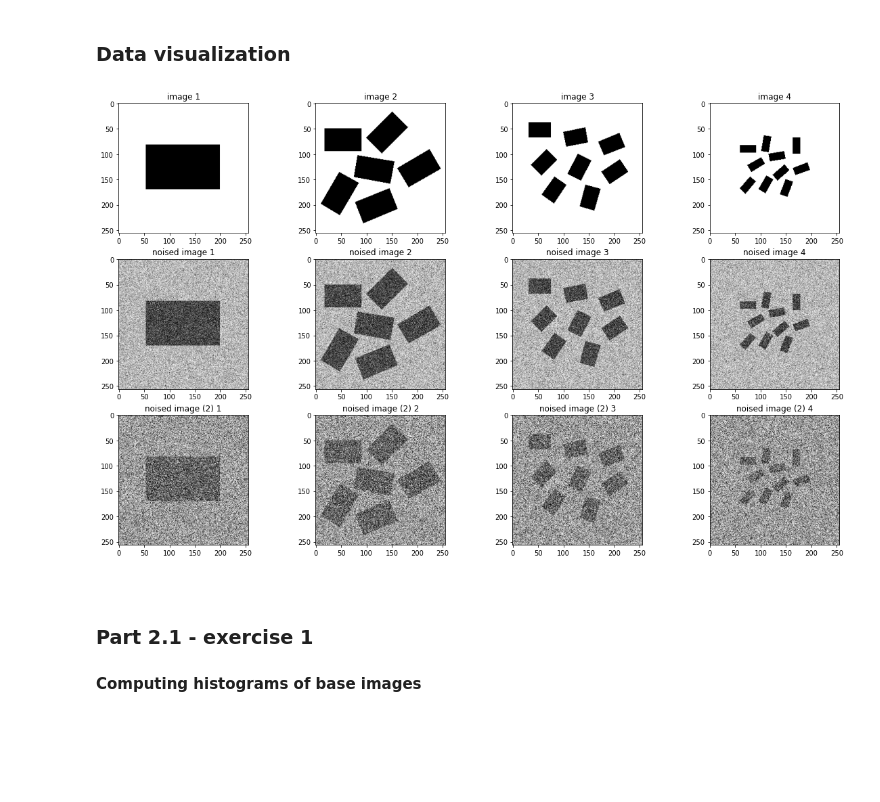
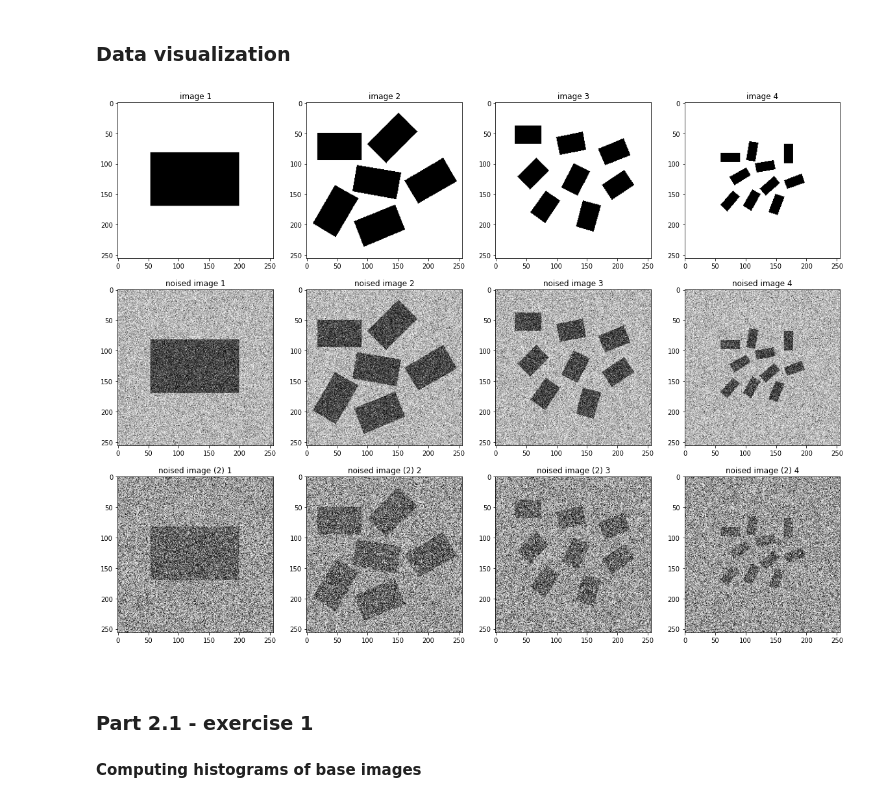
Before and after one commit to eleonoraieronimaki/image_analysis_assignment_2, a Jupyter notebook: assignment2.ipynb, the cells around one changed output. Saved outputs shown, nothing was run; the diff lists cells and outputs as text; code cells hidden in the pictures; blank space fills up the shorter version.

```diff
--- a/assignment2.ipynb
+++ b/assignment2.ipynb
@@ -36,21 +36,25 @@ for curr_rect in range(len(rects)):
     # Load noised set 2
     rect_b = dip.ImageReadTIFF(f"data/{rects_b[curr_rect]}.tif")
     rect_b_data.append(rect_b)
+
+rect_data = np.array(rect_data)
+rect_a_data = np.array(rect_a_data)
+rect_b_data = np.array(rect_b_data)
 # %% [markdown]
 <h3>Data visualization</h3>
 # %%
-fig, axis = plt.subplots(3,4, figsize=(20,12))
+fig, axis = plt.subplots(3,4, figsize=(20,15))
 for curr_col in range(len(rects)):
     axis[0,curr_col].imshow(rect_data[curr_col], cmap='gray')
     axis[0,curr_col].set_title(f"image {curr_col + 1}")
 
     axis[1,curr_col].imshow(rect_a_data[curr_col], cmap='gray')
     axis[1,curr_col].set_title(f"noised image {curr_col + 1}")
 
     axis[2,curr_col].imshow(rect_b_data[curr_col], cmap='gray')
     axis[2,curr_col].set_title(f"noised image (2) {curr_col + 1}")
 # %% [output]
-[figure, old version]
+[figure, new version]
 # %% [markdown]
 <br/>
 <h3>Part 2.1 - exercise 1 </h3>
```
Also changed, not shown: parts of 22 cells of this notebook.
